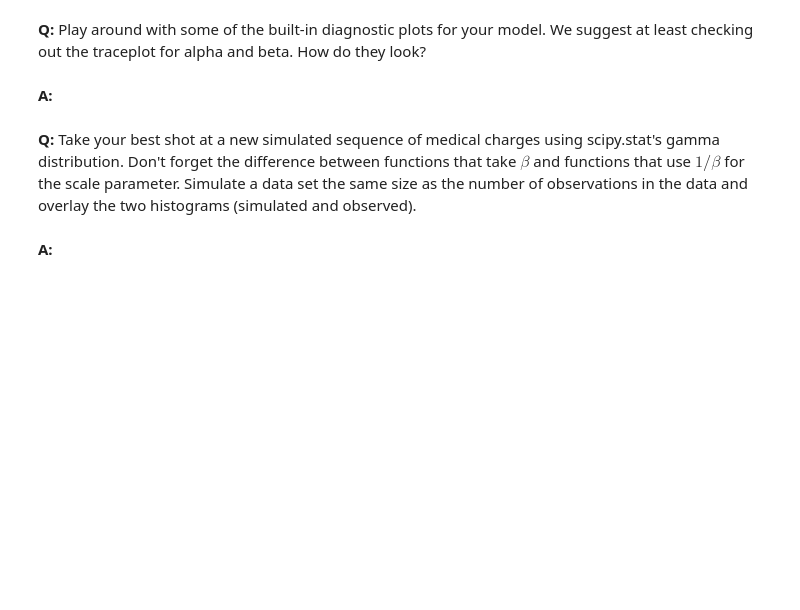
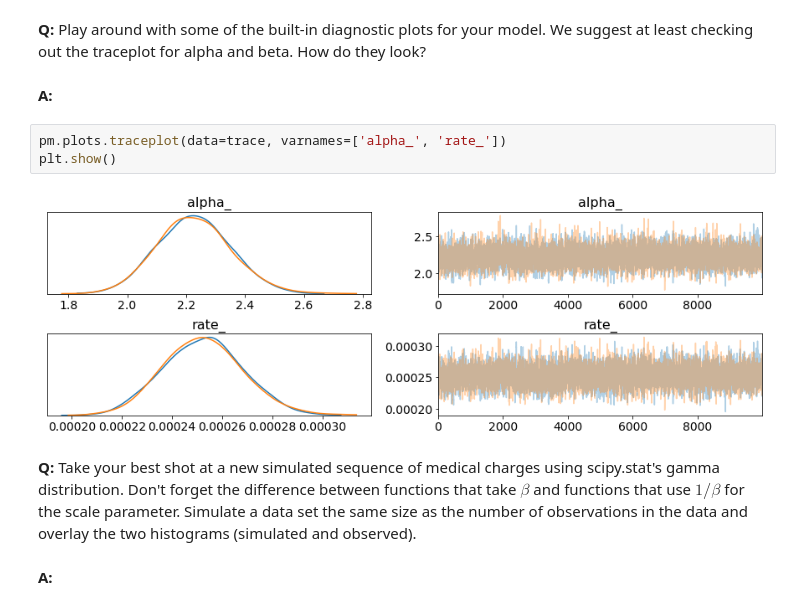
Before and after one commit to AHalarewicz/BayesianInference, a Jupyter notebook: Bayesian_stats_Q6.28/inferential_statistics_3-Q.ipynb, the cells around one changed output. Saved outputs shown, nothing was run; the diff lists cells and outputs as text; blank space fills up the shorter version.

```diff
--- a/Bayesian_stats_Q6.28/inferential_statistics_3-Q.ipynb
+++ b/Bayesian_stats_Q6.28/inferential_statistics_3-Q.ipynb
@@ -158,6 +175,11 @@ ValueError: length not known: ViewOp [id A] 'no_insurance'
 __Q:__ Play around with some of the built-in diagnostic plots for your model. We suggest at least checking out the traceplot for alpha and beta. How do they look?
 # %% [markdown]
 __A:__
+# %%
+pm.plots.traceplot(data=trace, varnames=['alpha_', 'rate_'])
+plt.show()
+# %% [output]
+[figure, added]
 # %% [markdown]
 __Q:__ Take your best shot at a new simulated sequence of medical charges using scipy.stat's gamma distribution. Don't forget the difference between functions that take $\beta$ and functions that use $1/\beta$ for the scale parameter. Simulate a data set the same size as the number of observations in the data and overlay the two histograms (simulated and observed).
 # %% [markdown]
```
Also changed, not shown: parts of 13 cells of this notebook.
